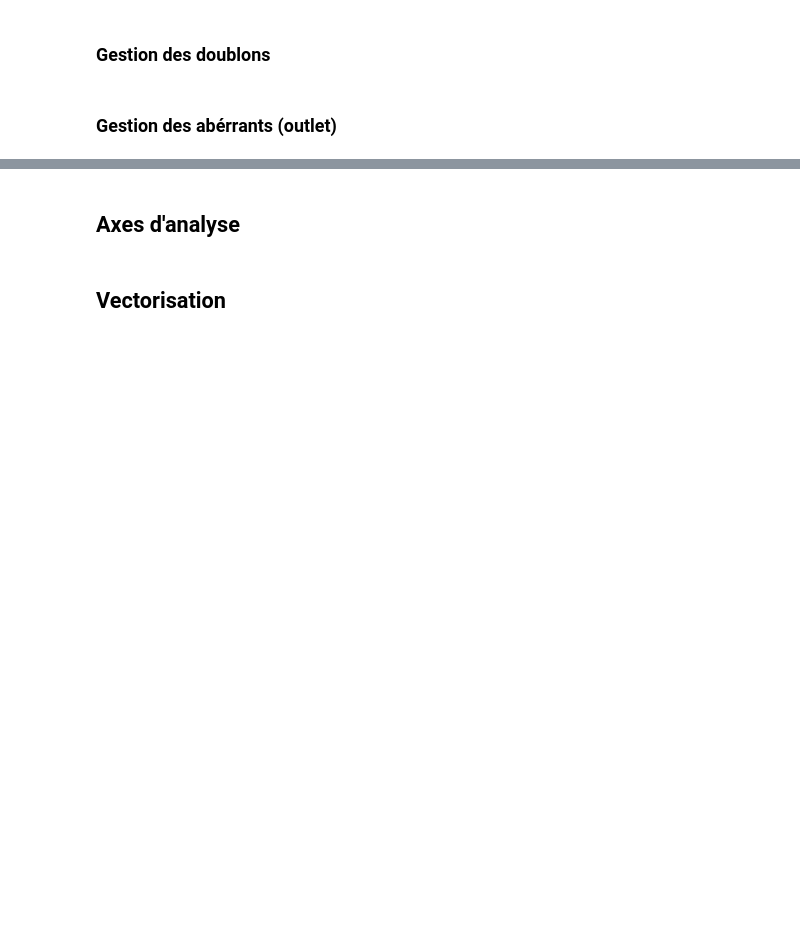
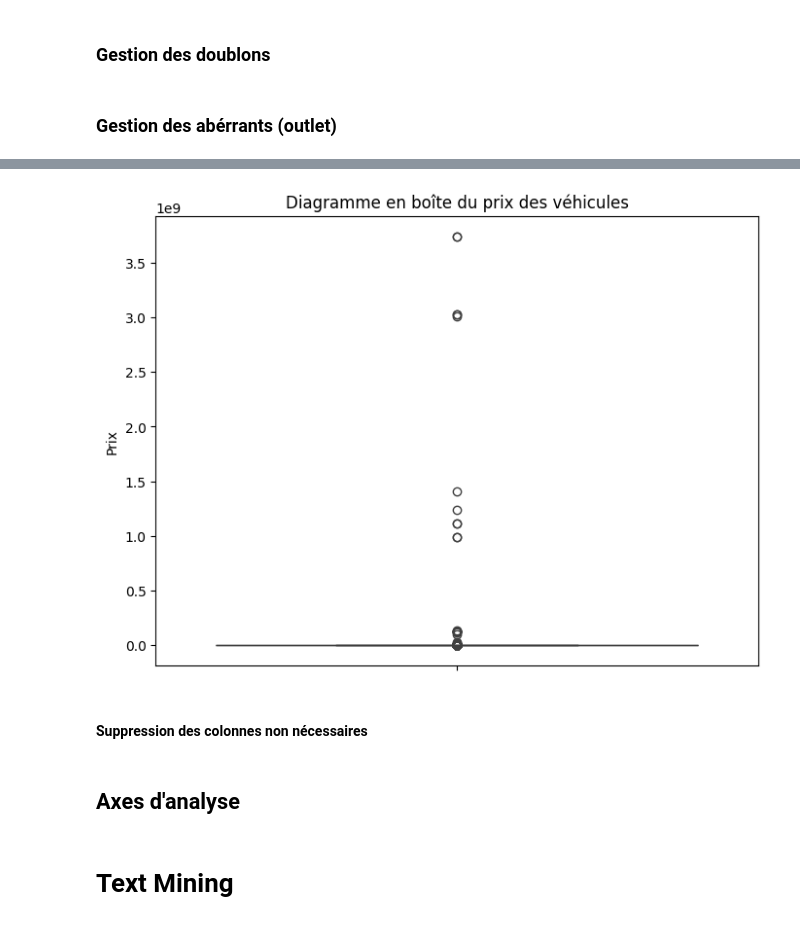
Before and after one commit to waigenius/dataviz_sda, a Jupyter notebook: data_analysing.ipynb, the cells around one changed output, grey strips where cells are left out. Saved outputs shown, nothing was run; the diff lists cells and outputs as text; code cells hidden in the pictures; blank space fills up the shorter version.

```diff
--- a/data_analysing.ipynb
+++ b/data_analysing.ipynb
@@ -419,2 +337,5 @@ df[requete]
 # %% [markdown]
 ### Correction des types de données
+# %%
+# Conversion de year en numerique
+df['year'] = pd.to_numeric(df['year'], errors='coerce')
@@ -421,3 +344,7 @@ df[requete]
+# %%
+
+df['posting_date'] = pd.to_datetime(df['posting_date'], errors='coerce', utc=True)
+df['posting_date'] = df['posting_date'].dt.tz_convert(None).dt.normalize()
 # %% [markdown]
 ### Gestion des doublons
 # %% [markdown]
@@ -424,0 +359,12 @@ df[requete]
+# %%
+df = df[(df['odometer'] >= 100) & (df['odometer'] <= 500000)]
+# %%
+plt.figure(figsize=(8, 6))
+sns.boxplot(y=df['price'])
+plt.title('Diagramme en boîte du prix des véhicules')
+plt.ylabel('Prix')
+plt.show()
+# %% [output]
+[figure, added]
+# %% [markdown]
+#### Suppression des colonnes non nécessaires
@@ -425,4 +377,4 @@ df[requete]
 # %% [markdown]
 ## Axes d'analyse
-# %% [markdown]
-## Vectorisation
+# %% [markdown]
+# Text Mining
```
Also changed, not shown: parts of 29 cells of this notebook, 3 other files.
